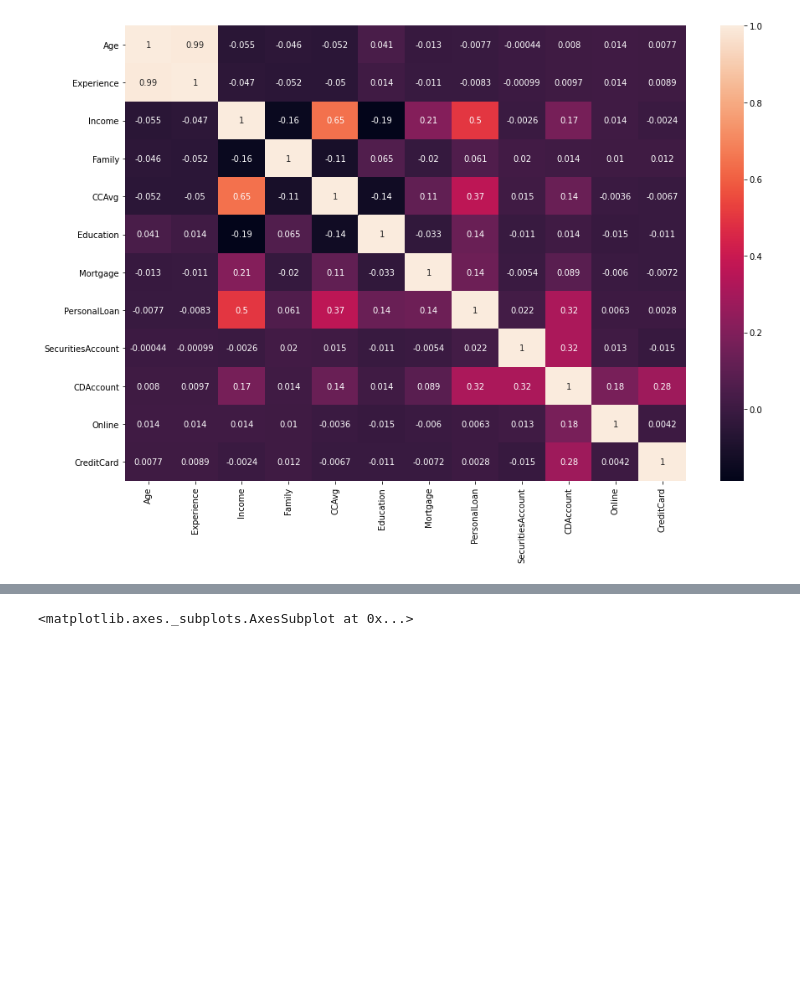
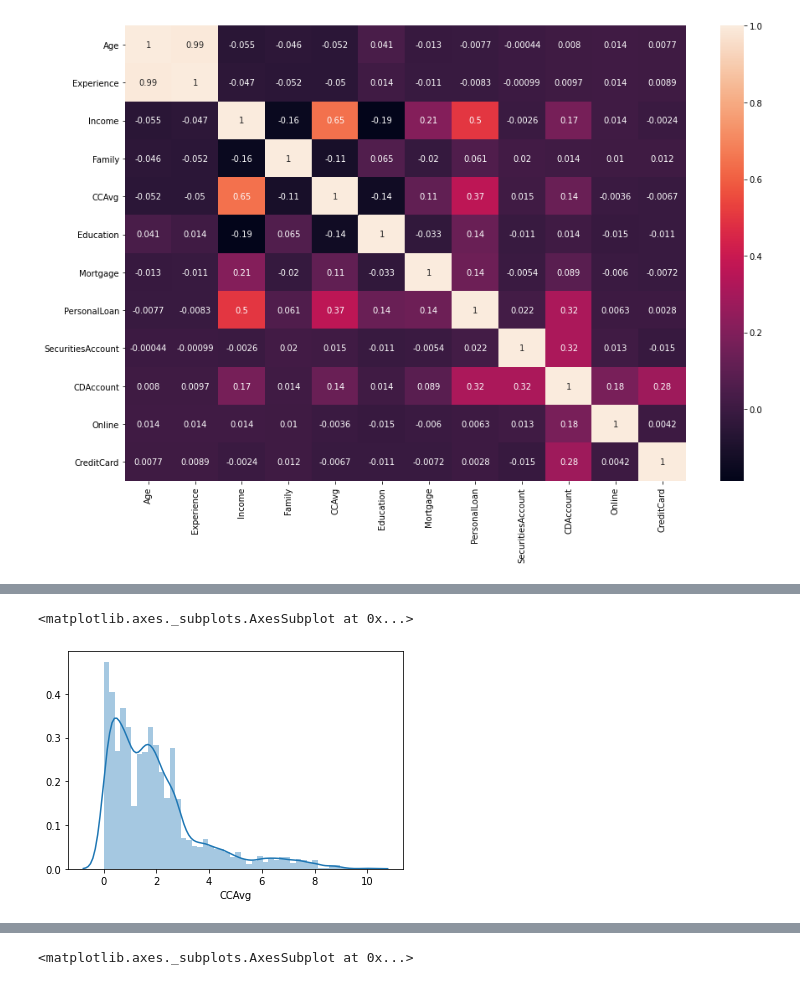
Before and after one commit to yash-rai22/Marketing-Campaign-for-Banking-Products, a Jupyter notebook: MLproject.ipynb, the cells around one changed output, grey strips where cells are left out. Drawn from its saved outputs; the diff is of its cells as text; code cells hidden in the pictures; blank space fills up the shorter version.

```diff
--- a/MLproject.ipynb
+++ b/MLproject.ipynb
@@ -207,0 +254,5 @@ sns.heatmap(corr,annot=True)
+# %%
+sns.distplot(df.CCAvg)
+# %% [output]
+<matplotlib.axes._subplots.AxesSubplot at 0x...>
+[figure, added]
```
Also changed, not shown: parts of 82 cells of this notebook.
